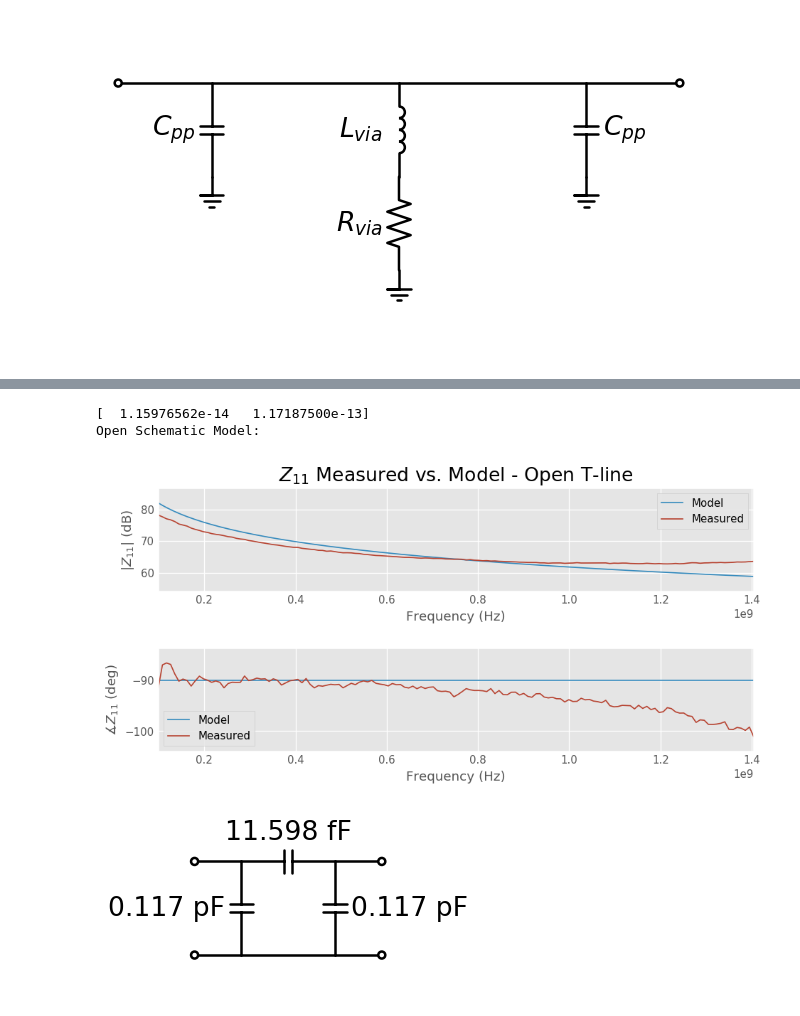
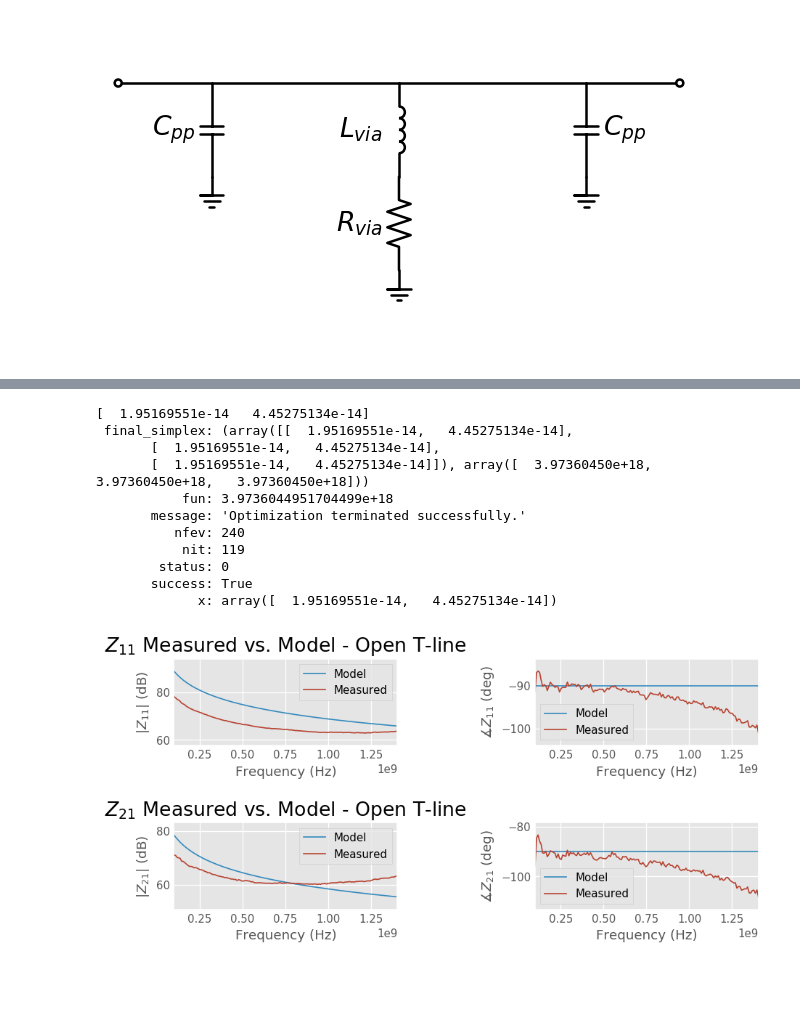
Before and after one commit to vighneshiyer/ee142_labs, a Jupyter notebook: lab1_redux/Lab1_Notebook.ipynb, the cells around one changed output, grey strips where cells are left out. Saved outputs shown, nothing was run; the diff lists cells and outputs as text; code cells hidden in the pictures; blank space fills up the shorter version.

Commit message:
working lab1 modeling

```diff
--- a/lab1_redux/Lab1_Notebook.ipynb
+++ b/lab1_redux/Lab1_Notebook.ipynb
@@ -56,6 +56,15 @@ def mOhm(ohms):
     return str('$' + '%.3f' % (ohms/1e-3) + ' m\Omega$')
 def Ohm(ohms):
     return str('$' + '%.3f' % (ohms) + ' \Omega$')
+def Z2S(Z, Z0=50.0):
+    delta = (Z[0][0] + Z0) * (Z[1][1] + Z0) - Z[0][1]*Z[1][0]
+    S11 = ((Z[0][0] - Z0) * (Z[1][1] + Z0) - Z[0][1]*Z[1][0]) / delta
+    S12 = (2 * Z0 * Z[0][1]) / delta
+    S21 = (2 * Z0 * Z[1][0]) / delta
+    S22 = ((Z[0][0] + Z0) * (Z[1][1] - Z0) - Z[0][1]*Z[1][0]) / delta
+    return [[S11, S12], [S21, S22]]
+def lambdify_matrix(fn_arg_symbols, matrix):
+    return [list(map(lambda x: sympy.lambdify(fn_arg_symbols, x, "numpy"), z)) for z in matrix]
 # %%
 # Collected data
 sma_dummy_short_data = rf.Network('data/sma_dummy_short.S2P')
@@ -167,0 +202,3 @@ Open Schematic Model:
+# %%
+open_Z_matrix, open_Z_fns = open_Z_model()
+open_schematic()
@@ -238,11 +330,19 @@ SMA Dummy Short Schematic Model:
 # %%
-open_fit = optimize_for_Z11(open_model, (10e-15, 10e-12), open_data)
+open_fit = optimize_for_Z(open_Z_fns, (10e-15, 10e-12), open_data, loss_fn='mag')
 print(open_fit.x)
-compare_fit_with_data(open_model, open_fit.x, open_data, title='Open T-line')
-open_schematic(C_pp=pF(open_fit.x[1]), C_fr=fF(open_fit.x[0]))
+print(open_fit)
+compare_fit_with_data(open_Z_fns, open_fit.x, open_data, title='Open T-line')
 # %% [output]
-[  1.15976562e-14   1.17187500e-13]
-Open Schematic Model:
+[  1.95169551e-14   4.45275134e-14]
+ final_simplex: (array([[  1.95169551e-14,   4.45275134e-14],
+       [  1.95169551e-14,   4.45275134e-14],
+       [  1.95169551e-14,   4.45275134e-14]]), array([  3.97360450e+18,   3.97360450e+18,   3.97360450e+18]))
+           fun: 3.9736044951704499e+18
+       message: 'Optimization terminated successfully.'
+          nfev: 240
+           nit: 119
+        status: 0
+       success: True
+             x: array([  1.95169551e-14,   4.45275134e-14])
-[figure, old version]
+[figure, new version]
-[figure, removed]
 # %%
```
Also changed, not shown: parts of 10 cells of this notebook, 1 other file.
